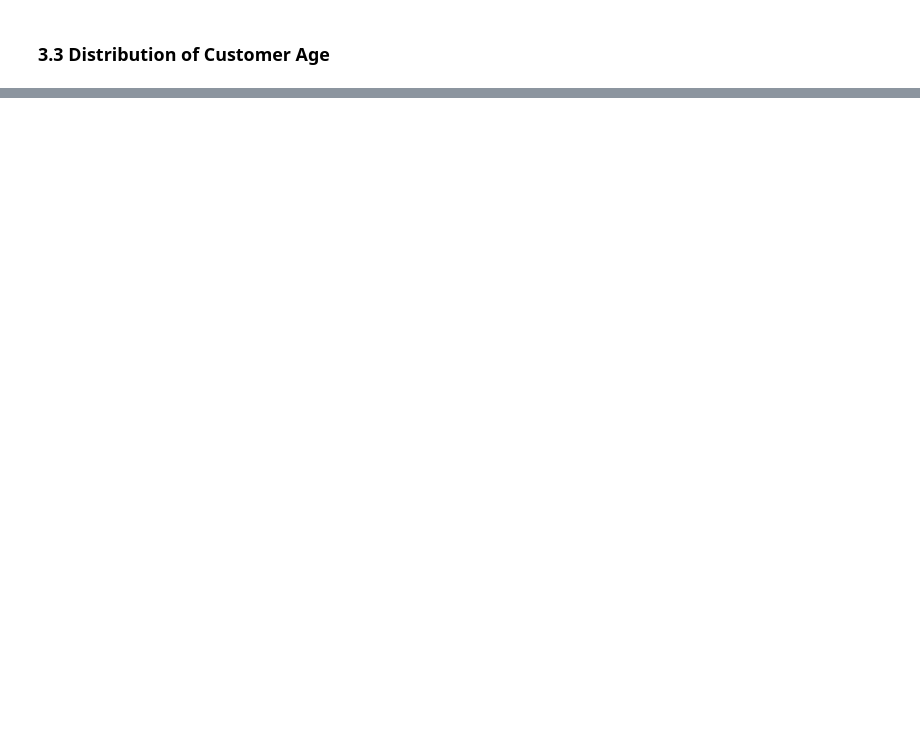
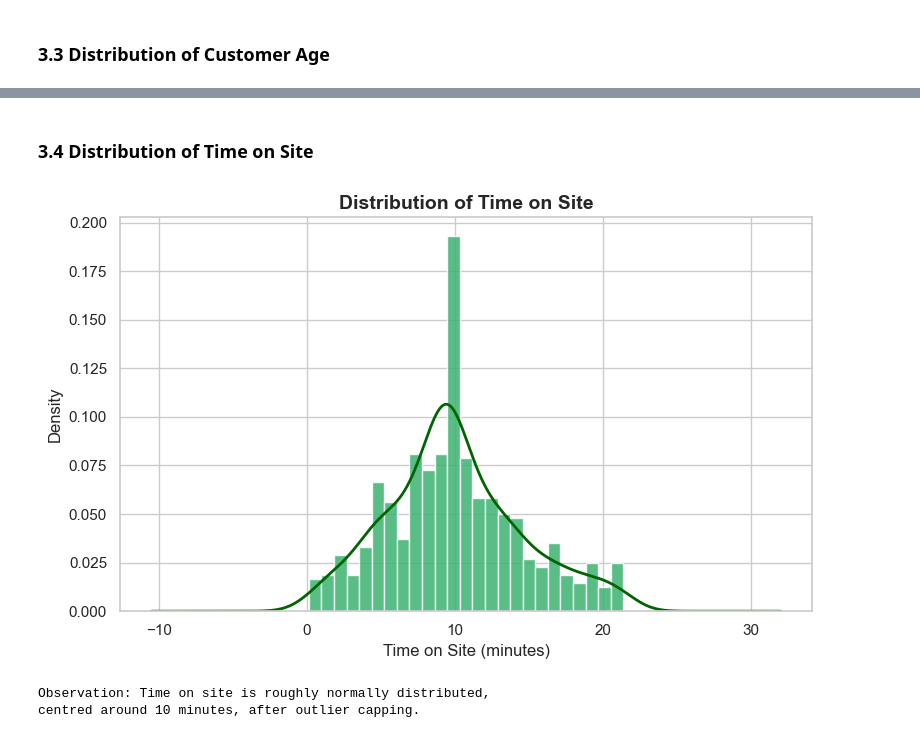
Before and after one commit to janajawabreh267/Data_Science_Project, a Jupyter notebook: notebooks/analysis.ipynb, the cells around one changed output, grey strips where cells are left out. Saved outputs shown, nothing was run; the diff lists cells and outputs as text; code cells hidden in the pictures; blank space fills up the shorter version.

```diff
--- a/notebooks/analysis.ipynb
+++ b/notebooks/analysis.ipynb
@@ -623,0 +377,19 @@ Overall, the results suggest that the factors analyzed in this step do not stron
+# %% [markdown]
+### 3.4 Distribution of Time on Site
+# %%
+fig, ax = plt.subplots(figsize=(8, 5))
+ax.hist(df_clean['time_on_site'], bins=25, color='mediumseagreen',
+        edgecolor='white', alpha=0.85, density=True)
+df_clean['time_on_site'].plot.kde(ax=ax, color='darkgreen', linewidth=2)
+ax.set_title('Distribution of Time on Site')
+ax.set_xlabel('Time on Site (minutes)')
+ax.set_ylabel('Density')
+plt.tight_layout()
+plt.show()
+
+print("Observation: Time on site is roughly normally distributed,")
+print("centred around 10 minutes, after outlier capping.")
+# %% [output]
+[figure, added]
+Observation: Time on site is roughly normally distributed,
+centred around 10 minutes, after outlier capping.
```
Also changed, not shown: parts of 123 cells of this notebook, 1 other file.
